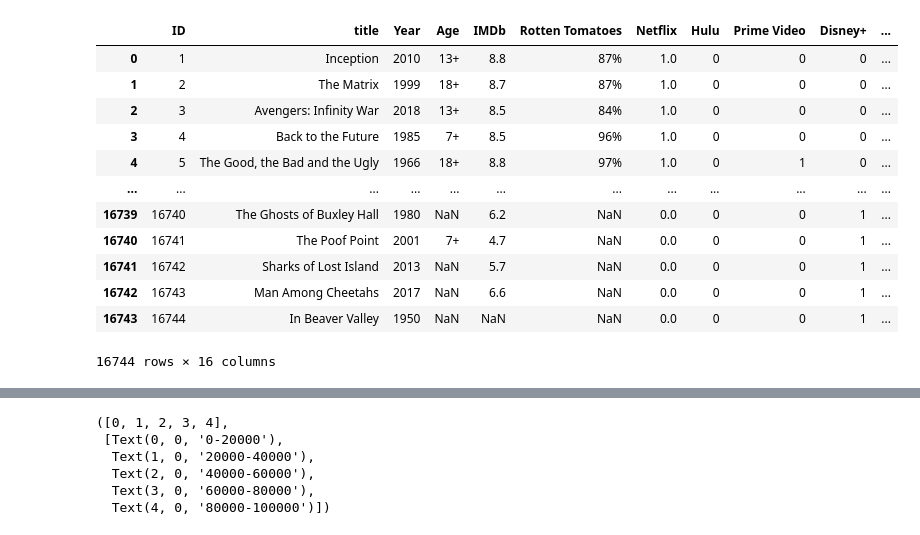
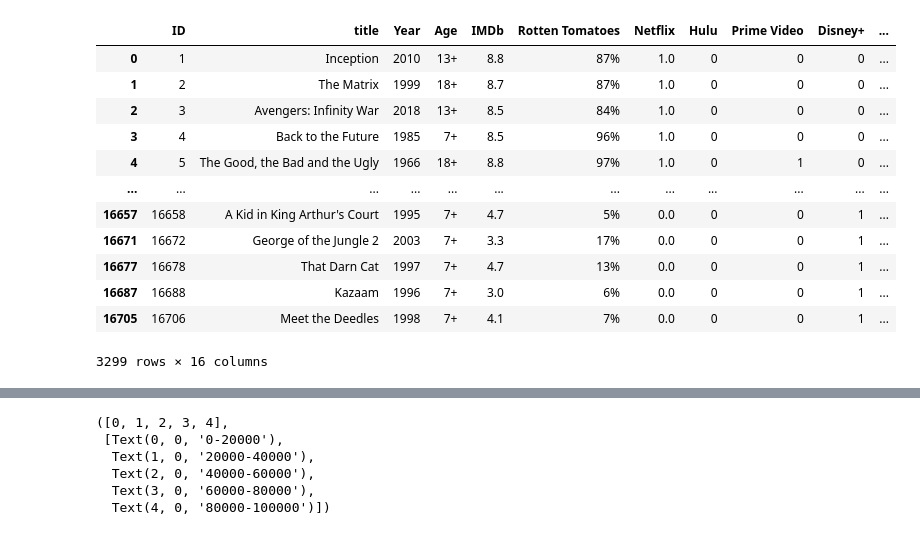
Before and after one commit to troyflood94/project_3, a Jupyter notebook: project_work_file1.ipynb, the cells around one changed output, grey strips where cells are left out. Drawn from its saved outputs; the diff is of its cells as text; code cells hidden in the pictures.

```diff
--- a/project_work_file1.ipynb
+++ b/project_work_file1.ipynb
@@ -25,20 +35,21 @@ IMBD_df
 # %%
 file_path_2=Path('MoviesOnStreamingPlatforms_updated.csv')
 mosp_df=pd.read_csv(file_path_2,encoding="UTF8")
 mosp_df=mosp_df.rename(columns={"Title":'title'})
 mosp_df=mosp_df.drop_duplicates(subset='title')
+mosp_df.dropna(inplace=True)
 mosp_df
 # %% [output]
 |  | ID | title | Year | Age | IMDb | Rotten Tomatoes | Netflix | Hulu | Prime Video | Disney+ | ... |
 | 0 | 1 | Inception | 2010 | 13+ | 8.8 | 87% | 1.0 | 0 | 0 | 0 | ... |
 | 1 | 2 | The Matrix | 1999 | 18+ | 8.7 | 87% | 1.0 | 0 | 0 | 0 | ... |
 | 2 | 3 | Avengers: Infinity War | 2018 | 13+ | 8.5 | 84% | 1.0 | 0 | 0 | 0 | ... |
 | 3 | 4 | Back to the Future | 1985 | 7+ | 8.5 | 96% | 1.0 | 0 | 0 | 0 | ... |
 | 4 | 5 | The Good, the Bad and the Ugly | 1966 | 18+ | 8.8 | 97% | 1.0 | 0 | 1 | 0 | ... |
 | ... | ... | ... | ... | ... | ... | ... | ... | ... | ... | ... | ... |
-| 16739 | 16740 | The Ghosts of Buxley Hall | 1980 | NaN | 6.2 | NaN | 0.0 | 0 | 0 | 1 | ... |
-| 16740 | 16741 | The Poof Point | 2001 | 7+ | 4.7 | NaN | 0.0 | 0 | 0 | 1 | ... |
-| 16741 | 16742 | Sharks of Lost Island | 2013 | NaN | 5.7 | NaN | 0.0 | 0 | 0 | 1 | ... |
-| 16742 | 16743 | Man Among Cheetahs | 2017 | NaN | 6.6 | NaN | 0.0 | 0 | 0 | 1 | ... |
-| 16743 | 16744 | In Beaver Valley | 1950 | NaN | NaN | NaN | 0.0 | 0 | 0 | 1 | ... |
+| 16657 | 16658 | A Kid in King Arthur's Court | 1995 | 7+ | 4.7 | 5% | 0.0 | 0 | 0 | 1 | ... |
+| 16671 | 16672 | George of the Jungle 2 | 2003 | 7+ | 3.3 | 17% | 0.0 | 0 | 0 | 1 | ... |
+| 16677 | 16678 | That Darn Cat | 1997 | 7+ | 4.7 | 13% | 0.0 | 0 | 0 | 1 | ... |
+| 16687 | 16688 | Kazaam | 1996 | 7+ | 3.0 | 6% | 0.0 | 0 | 0 | 1 | ... |
+| 16705 | 16706 | Meet the Deedles | 1998 | 7+ | 4.1 | 7% | 0.0 | 0 | 0 | 1 | ... |
-16744 rows × 16 columns
+3299 rows × 16 columns
```
Also changed, not shown: parts of 12 cells of this notebook, 5 other files.
